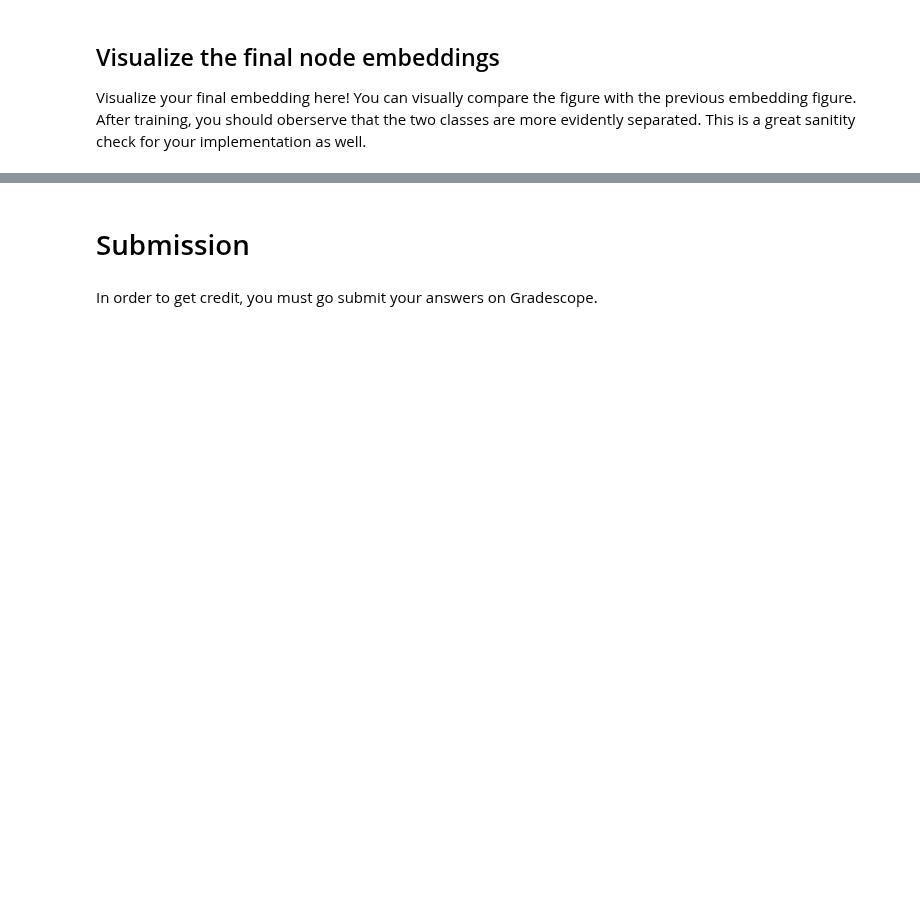
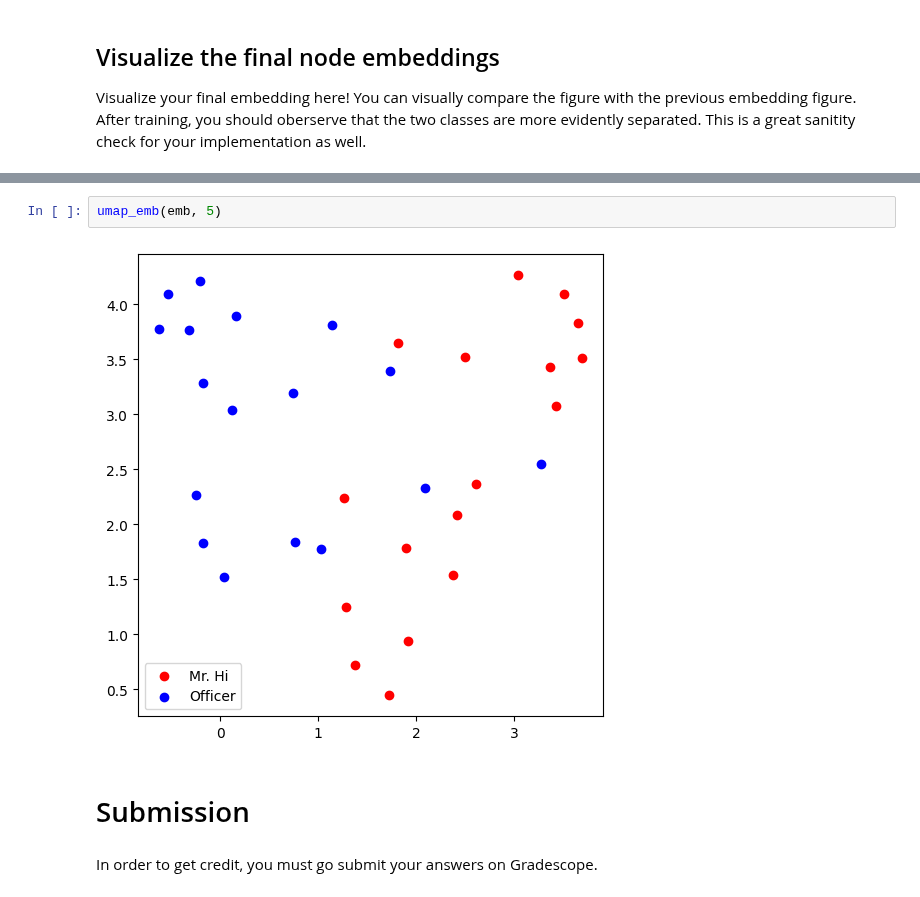
Before and after one commit to spencer18001/Machine-Learning-with-Graphs, a Jupyter notebook: CS224W_Colab_1_2022_23.ipynb, the cells around one changed output, grey strips where cells are left out. Cells and saved outputs as stored; diff of their text form; blank space fills up the shorter version.

```diff
--- a/CS224W_Colab_1_2022_23.ipynb
+++ b/CS224W_Colab_1_2022_23.ipynb
@@ -645,3 +647,7 @@ umap_emb(emb)
+# %%
+umap_emb(emb, 5)
+# %% [output]
+[figure, added]
 # %% [markdown]
 # Submission
 # %% [markdown]
```
Also changed, not shown: parts of 7 cells of this notebook.
